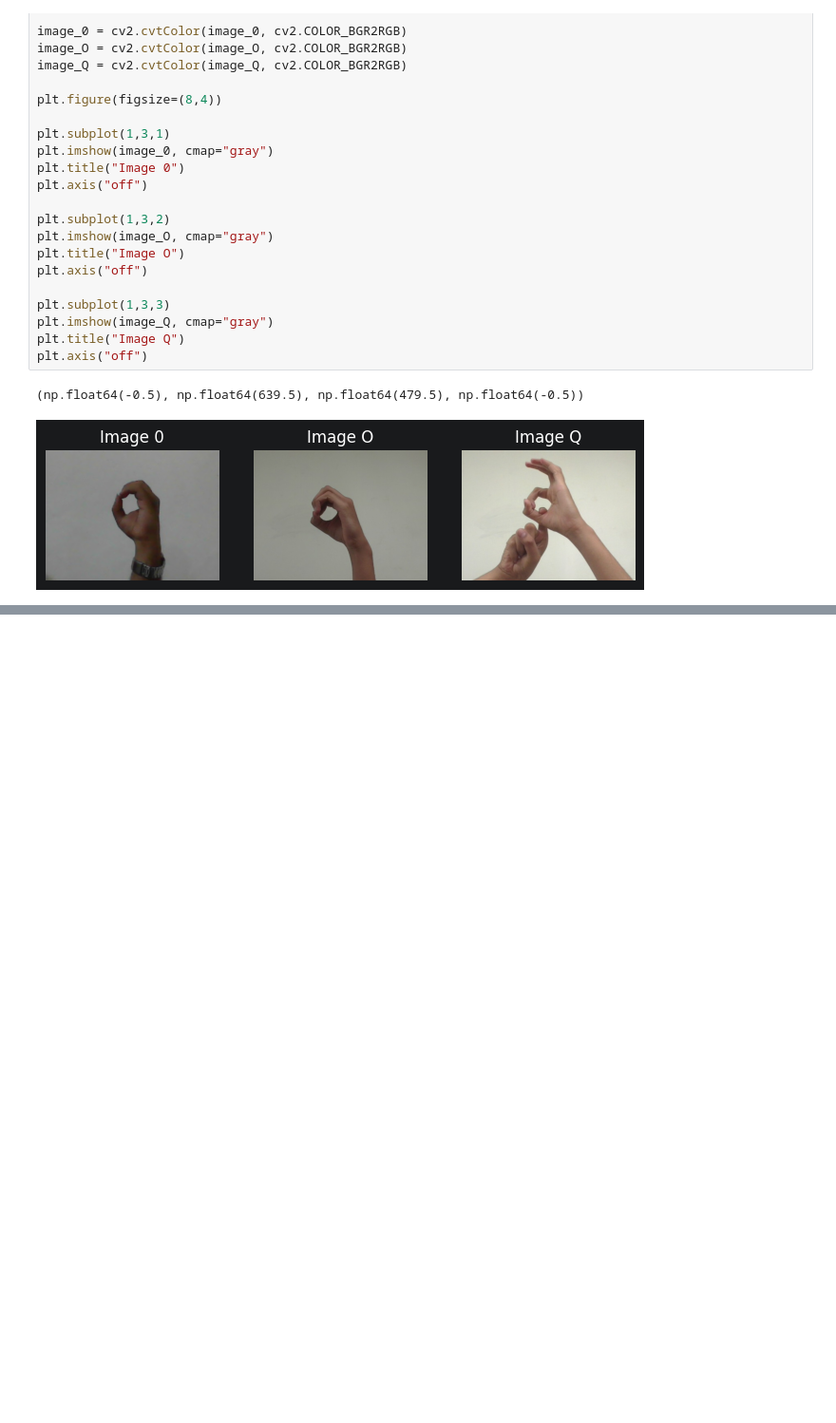
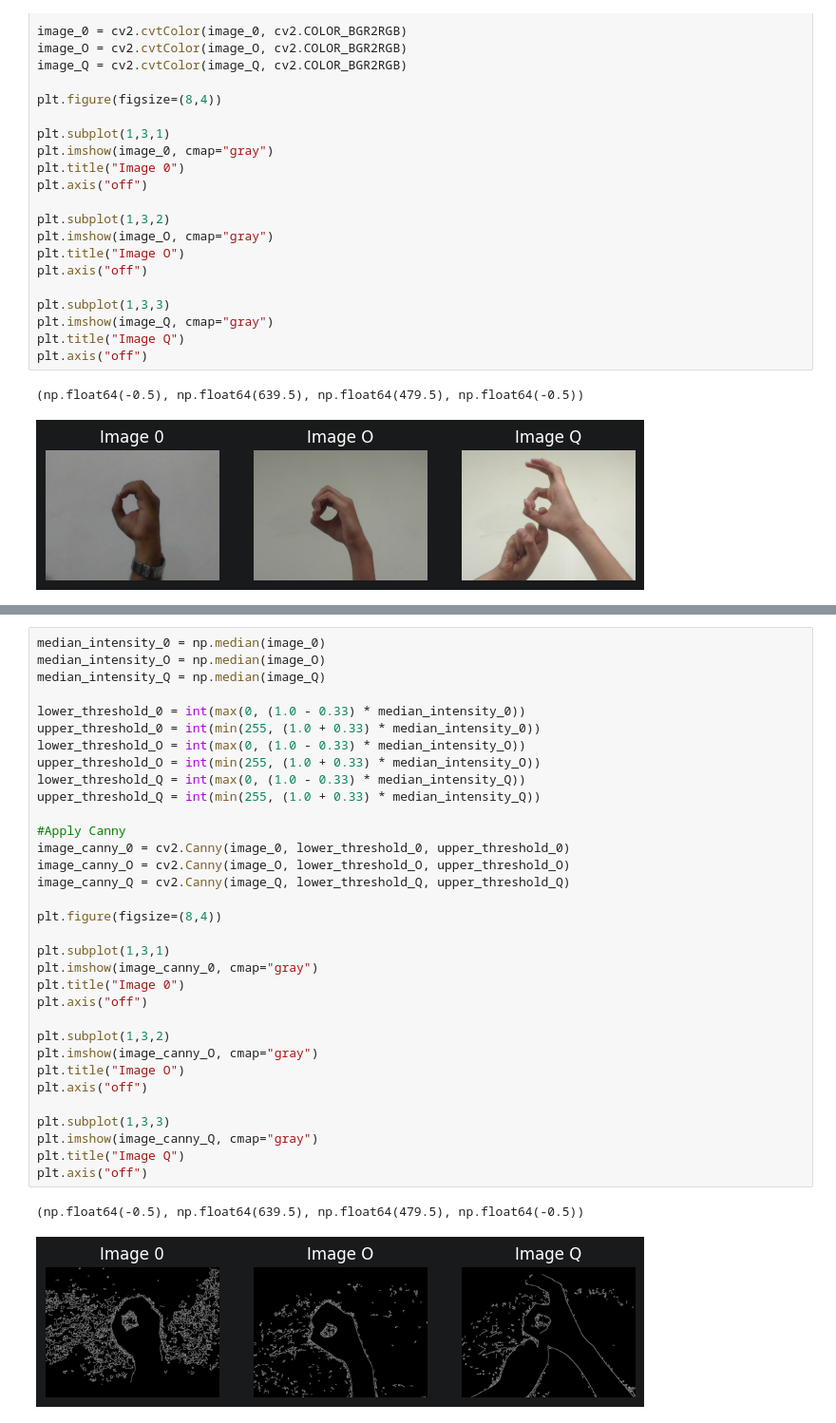
Before and after one commit to aviksarkar0204-stack/AI_Lab_Project, a Jupyter notebook: 01_Data_Exploration_new.ipynb, the cells around one changed output, grey strips where cells are left out. Shown at 95% size. Drawn from its saved outputs; the diff is of its cells as text; blank space fills up the shorter version.

```diff
--- a/01_Data_Exploration_new.ipynb
+++ b/01_Data_Exploration_new.ipynb
@@ -66,0 +100,36 @@ plt.axis("off")
+# %%
+median_intensity_0 = np.median(image_0)
+median_intensity_O = np.median(image_O)
+median_intensity_Q = np.median(image_Q)
+
+lower_threshold_0 = int(max(0, (1.0 - 0.33) * median_intensity_0))
+upper_threshold_0 = int(min(255, (1.0 + 0.33) * median_intensity_0))
+lower_threshold_O = int(max(0, (1.0 - 0.33) * median_intensity_O))
+upper_threshold_O = int(min(255, (1.0 + 0.33) * median_intensity_O))
+lower_threshold_Q = int(max(0, (1.0 - 0.33) * median_intensity_Q))
+upper_threshold_Q = int(min(255, (1.0 + 0.33) * median_intensity_Q))
+
+#Apply Canny
+image_canny_0 = cv2.Canny(image_0, lower_threshold_0, upper_threshold_0)
+image_canny_O = cv2.Canny(image_O, lower_threshold_O, upper_threshold_O)
+image_canny_Q = cv2.Canny(image_Q, lower_threshold_Q, upper_threshold_Q)
+
+plt.figure(figsize=(8,4))
+
+plt.subplot(1,3,1)
+plt.imshow(image_canny_0, cmap="gray")
+plt.title("Image 0")
+plt.axis("off")
+
+plt.subplot(1,3,2)
+plt.imshow(image_canny_O, cmap="gray")
+plt.title("Image O")
+plt.axis("off")
+
+plt.subplot(1,3,3)
+plt.imshow(image_canny_Q, cmap="gray")
+plt.title("Image Q")
+plt.axis("off")
+# %% [output]
+(np.float64(-0.5), np.float64(639.5), np.float64(479.5), np.float64(-0.5))
+[figure, added]
```
Also changed, not shown: parts of 2 cells of this notebook.
